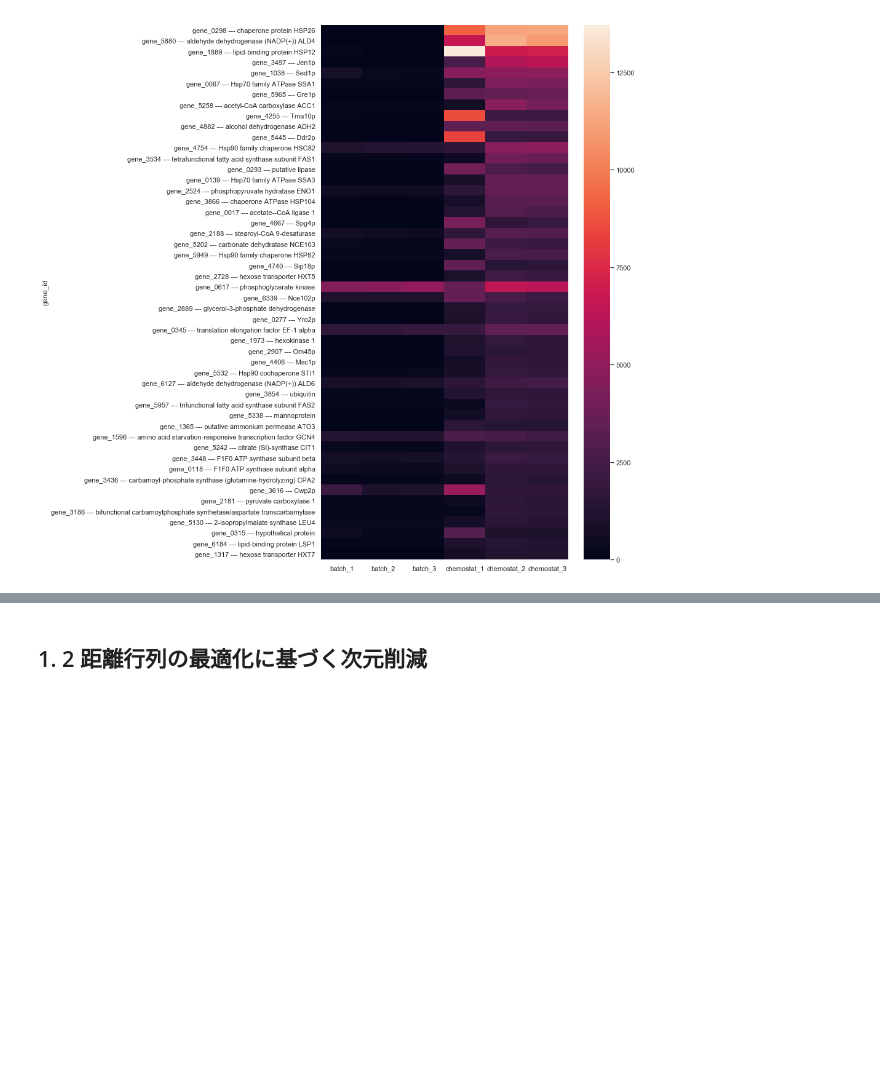
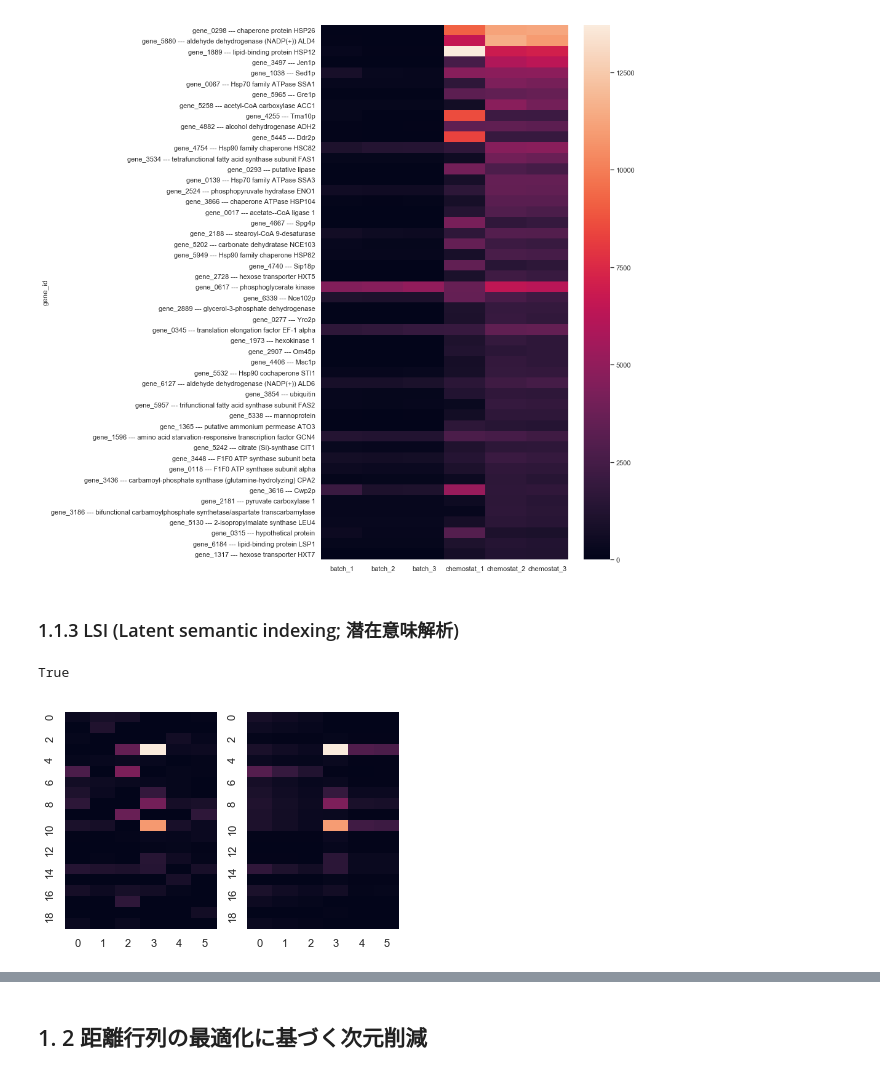
Before and after one commit to genome-sci/python_bioinfo_2018, a Jupyter notebook: 3-1/3-1_DimensionalityReduction_Clustering.ipynb, the cells around one changed output, grey strips where cells are left out. Cells and saved outputs as stored; diff of their text form; code cells hidden in the pictures; blank space fills up the shorter version.

```diff
--- a/3-1/3-1_DimensionalityReduction_Clustering.ipynb
+++ b/3-1/3-1_DimensionalityReduction_Clustering.ipynb
@@ -245,3 +245,38 @@ sns.heatmap(df.loc[top_factor2, :], yticklabels=gene_labels)
 # %% [output]
 <matplotlib.axes._subplots.AxesSubplot at 0x...>
 [figure]
+# %% [markdown]
+### 1.1.3 LSI (Latent semantic indexing; 潜在意味解析)
+# %%
+# TF-IDF 変換
+# TF ... Term Frequency
+TF = df.values / df.values.sum(axis=0)
+# IDF ... Inverse Document Frequency
+n_samples = len(df.columns)
+IDF = np.log2(float(n_samples) / df.values.astype(bool).sum(axis=1))
+TFIDF = TF * IDF[:, np.newaxis]
+df_tfidf = pd.DataFrame(TFIDF, index=df.index, columns=df.columns)
+all_zero_index = df_tfidf.index[df_tfidf.sum(axis=1) == 0]
+df_tfidf = df_tfidf.drop(all_zero_index)
+# %%
+# SVD (Singular Value Decomposition; 特異値分解)を実行
+import numpy.linalg
+U, Sig, V = np.linalg.svd(df_tfidf.values, full_matrices=False)
+Weights = np.dot(np.diag(Sig), V)
+
+# U, Weights は元の行列を分解したものなので、UとWeightsを掛け算すれば元に戻る（reconstruction errorのぶんを除けば）
+np.allclose(df_tfidf.values, np.dot(U, Weights))
+# %% [output]
+True
+# %%
+U_reduced = U[:, :2]
+W_reduced = np.dot(np.diag(Sig[:2]), V[:2, :])
+# %%
+fig = plt.figure()
+ax1 = fig.add_subplot(121)
+sns.heatmap(df_tfidf.values[:20,:], cbar=False, ax=ax1)
+ax2 = fig.add_subplot(122)
+sns.heatmap(np.dot(U_reduced, W_reduced)[:20,:], cbar=False, ax=ax2)
+plt.show()
+# %% [output]
+[figure, added]
```
Also changed, not shown: parts of 3 cells of this notebook.
